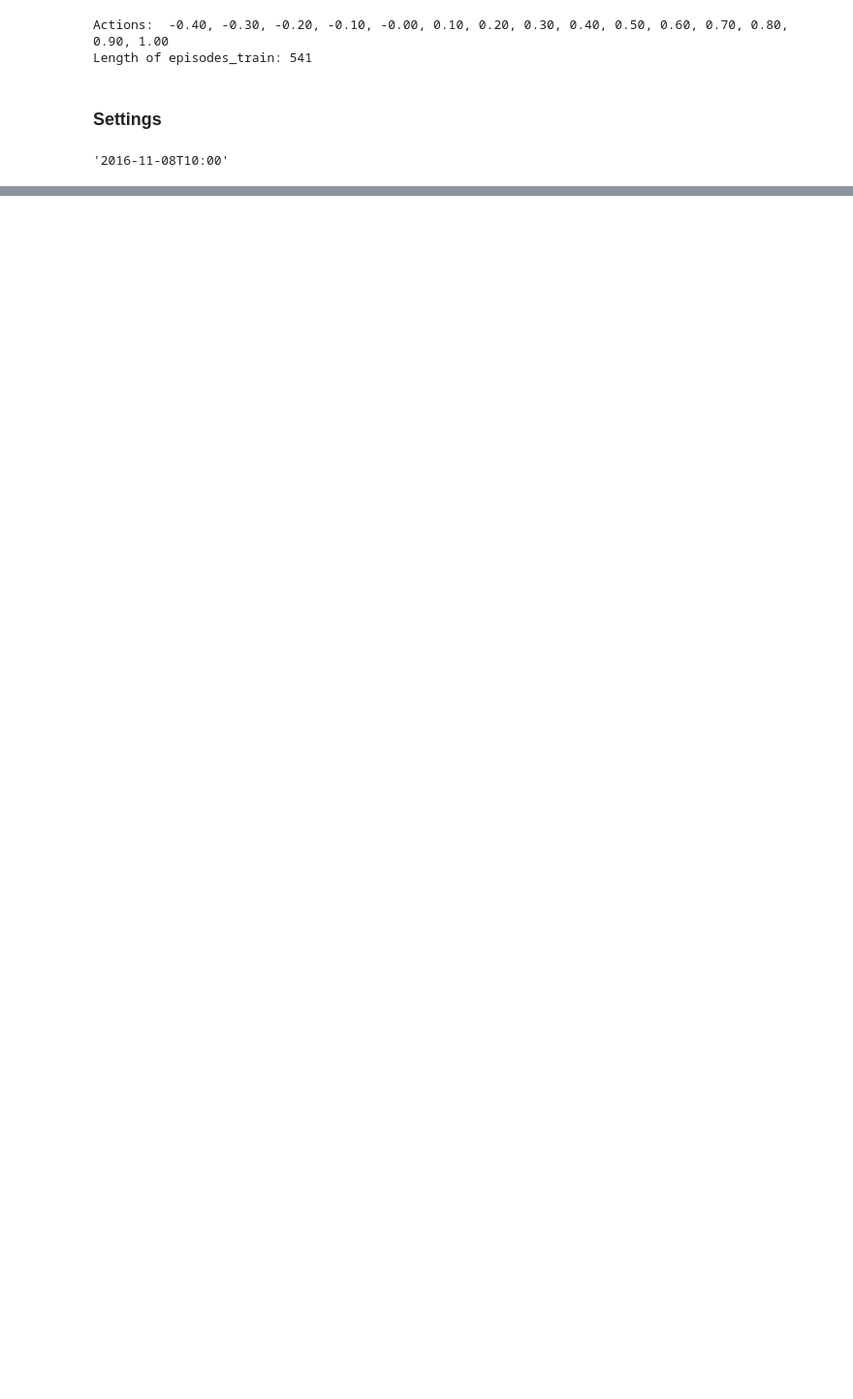
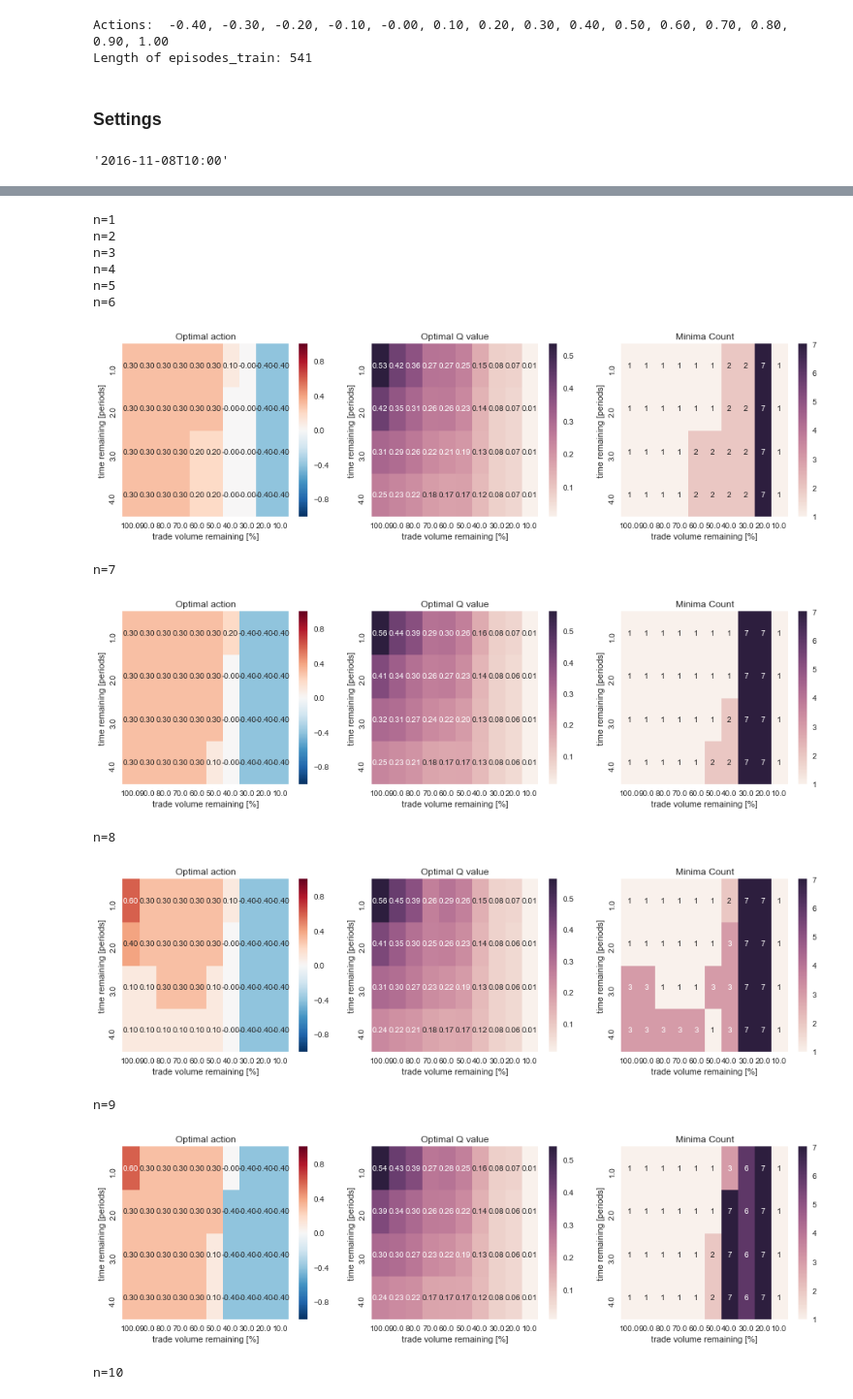
Before and after one commit to axelperschmann/orderbook_agent, a Jupyter notebook: orderbook_agent/notebooks/3_RL_forward_implementation_fittetQ_Trees.ipynb, the cells around one changed output, grey strips where cells are left out. Shown at 97% size. Cells and saved outputs as stored; diff of their text form; code cells hidden in the pictures; blank space fills up the shorter version.

```diff
--- a/orderbook_agent/notebooks/3_RL_forward_implementation_fittetQ_Trees.ipynb
+++ b/orderbook_agent/notebooks/3_RL_forward_implementation_fittetQ_Trees.ipynb
@@ -81,0 +72,21 @@ t4, v20.0  -  action: #0=-0.4
+# %%
+for n in range(1,11):
+    print("n={}".format(n))
+    agent.fitted_Q_iteration_tree(n)
+    if n > 5:
+        agent.heatmap_Q(show_traces=False, vol_intervals=10, which_min='first', show_minima_count=True)
+# %% [output]
+n=1
+n=2
+n=3
+n=4
+n=5
+n=6
+[figure, added]
+n=7
+[figure, added]
+n=8
+[figure, added]
+n=9
+[figure, added]
+n=10
```
Also changed, not shown: parts of 5 cells of this notebook, 1 other file.
